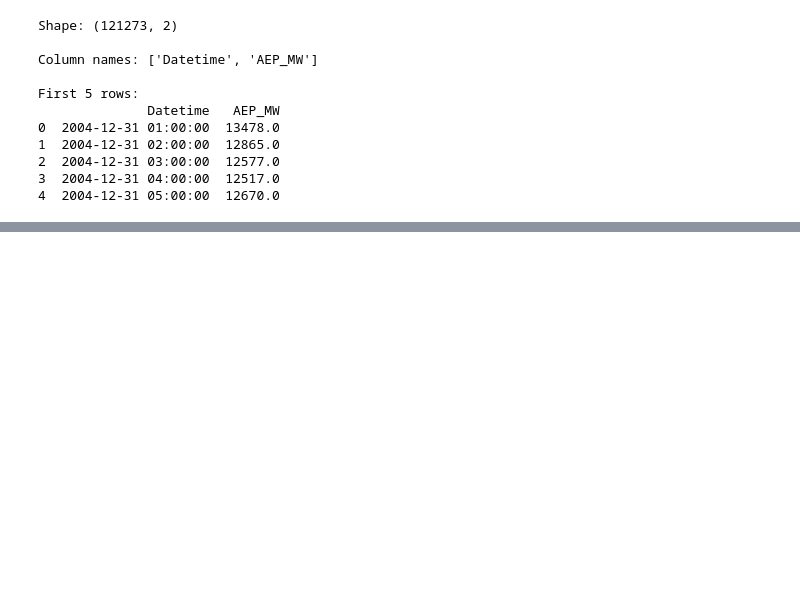
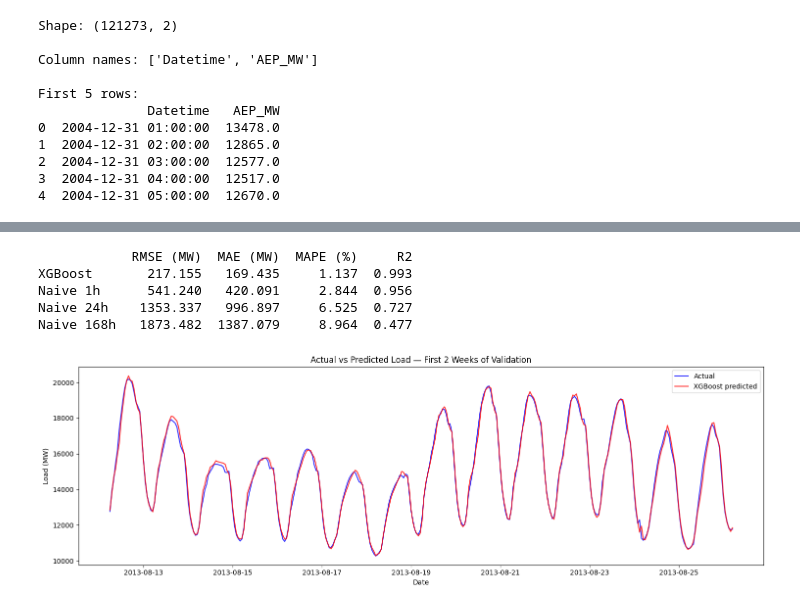
Before and after one commit to ujjwaltiwari1204-glitch/load-forecasting-power-systems, a Jupyter notebook: Desktop/load-forecasting-power-systems/load_forecasting.ipynb, the cells around one changed output, grey strips where cells are left out. Cells and saved outputs as stored; diff of their text form; code cells hidden in the pictures; blank space fills up the shorter version.

Commit message:
Add files via upload
Update forecasting notebook and dashboard results

```diff
--- a/Desktop/load-forecasting-power-systems/load_forecasting.ipynb
+++ b/Desktop/load-forecasting-power-systems/load_forecasting.ipynb
@@ -517,0 +325,78 @@ plt.show()
+# %%
+from sklearn.metrics import r2_score
+
+def evaluate_predictions(actual, predicted):
+    actual = np.asarray(actual).ravel()
+    predicted = np.asarray(predicted).ravel()
+
+    return {
+        "RMSE (MW)": np.sqrt(mean_squared_error(actual, predicted)),
+        "MAE (MW)": mean_absolute_error(actual, predicted),
+        "MAPE (%)": np.mean(
+            np.abs((actual - predicted) / actual)
+        ) * 100,
+        "R2": r2_score(actual, predicted)
+    }
+
+
+# Preserve this trained model for the final comparison
+xgb_model = model
+
+validation_results = {}
+
+# Simple baselines: repeat a previously observed load
+for lag in [1, 24, 168]:
+    validation_results[f"Naive {lag}h"] = evaluate_predictions(
+        y_val,
+        X_val[f"lag_{lag}"]
+    )
+
+validation_results["XGBoost"] = evaluate_predictions(
+    y_val,
+    xgb_model.predict(X_val)
+)
+
+print(
+    pd.DataFrame(validation_results)
+    .T
+    .sort_values("RMSE (MW)")
+    .round(3)
+)
+# %% [output]
+            RMSE (MW)  MAE (MW)  MAPE (%)     R2
+XGBoost       217.155   169.435     1.137  0.993
+Naive 1h      541.240   420.091     2.844  0.956
+Naive 24h    1353.337   996.897     6.525  0.727
+Naive 168h   1873.482  1387.079     8.964  0.477
+# %%
+import matplotlib.pyplot as plt
+
+# Keep predictions attached to their correct timestamps
+val_plot = pd.DataFrame({
+    "Actual": y_val,
+    "XGBoost": xgb_model.predict(X_val)
+})
+
+# First 14 days of validation; preserve any missing-hour gaps
+plot_hours = pd.date_range(
+    start=y_val.index.min(),
+    periods=14 * 24,
+    freq="h"
+)
+
+val_plot = val_plot.reindex(plot_hours)
+
+plt.figure(figsize=(15, 5))
+plt.plot(val_plot.index, val_plot["Actual"],
+         label="Actual", color="blue", alpha=0.8)
+plt.plot(val_plot.index, val_plot["XGBoost"],
+         label="XGBoost predicted", color="red", alpha=0.8)
+
+plt.title("Actual vs Predicted Load — First 2 Weeks of Validation")
+plt.xlabel("Date")
+plt.ylabel("Load (MW)")
+plt.legend()
+plt.tight_layout()
+plt.show()
+# %% [output]
+[figure, added]
```
Also changed, not shown: parts of 74 cells of this notebook, 4 other files.
